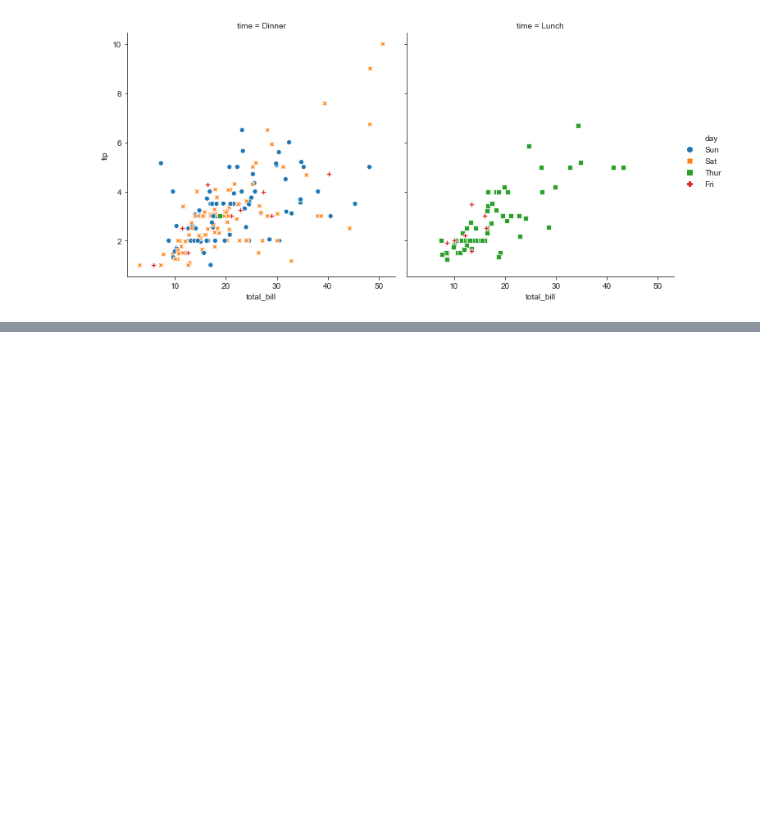
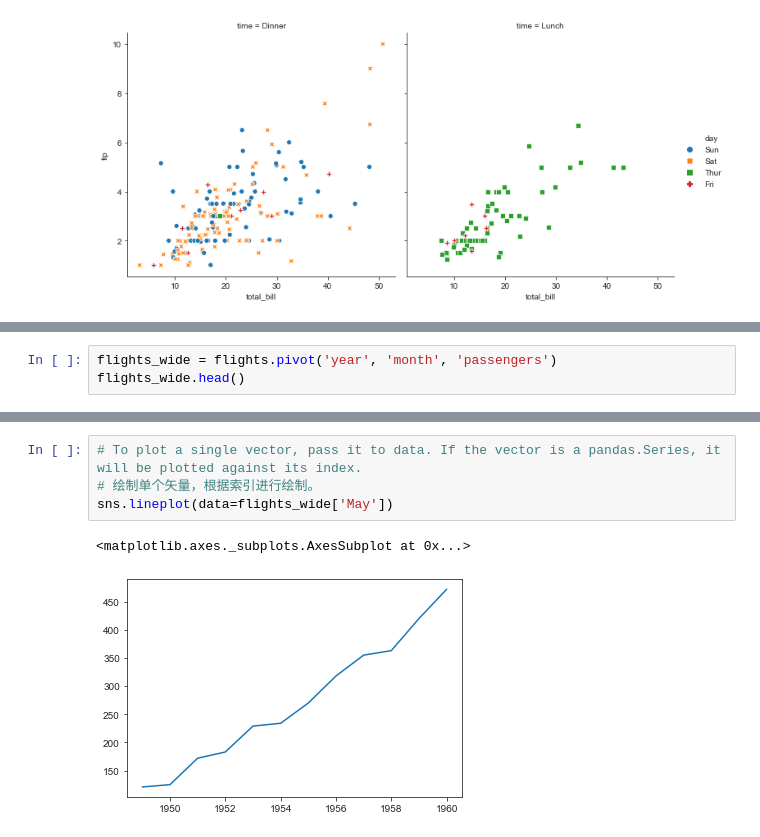
Before and after one commit to Crystal-girl/learning-seaborn, a Jupyter notebook: API Learning.ipynb, the cells around one changed output, grey strips where cells are left out. Cells and saved outputs as stored; diff of their text form; blank space fills up the shorter version.

```diff
--- a/API Learning.ipynb
+++ b/API Learning.ipynb
@@ -397,0 +426,3 @@ sns.relplot(
+# %%
+flights_wide = flights.pivot('year', 'month', 'passengers')
+flights_wide.head()
@@ -397,0 +437,7 @@ sns.relplot(
+# %%
+# To plot a single vector, pass it to data. If the vector is a pandas.Series, it will be plotted against its index.
+# 绘制单个矢量，根据索引进行绘制。
+sns.lineplot(data=flights_wide['May'])
+# %% [output]
+<matplotlib.axes._subplots.AxesSubplot at 0x...>
+[figure, added]
```
Also changed, not shown: parts of 27 cells of this notebook.
